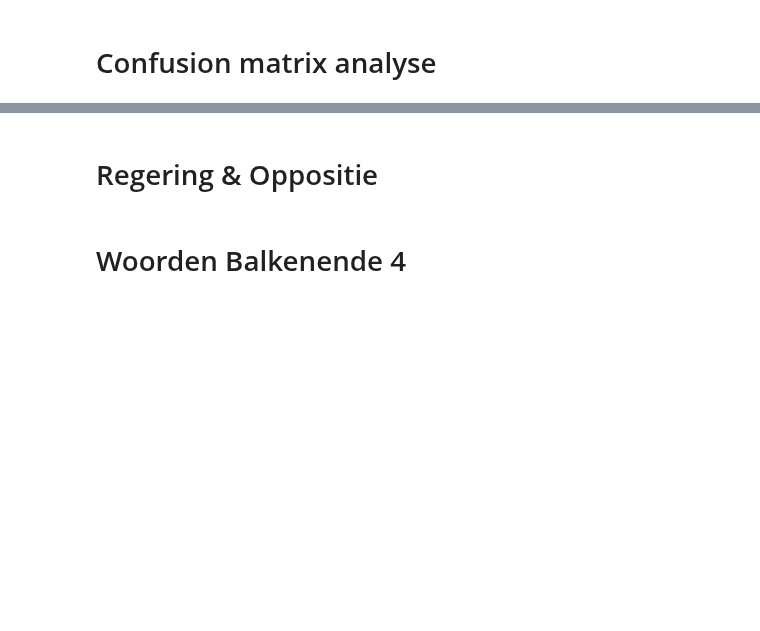
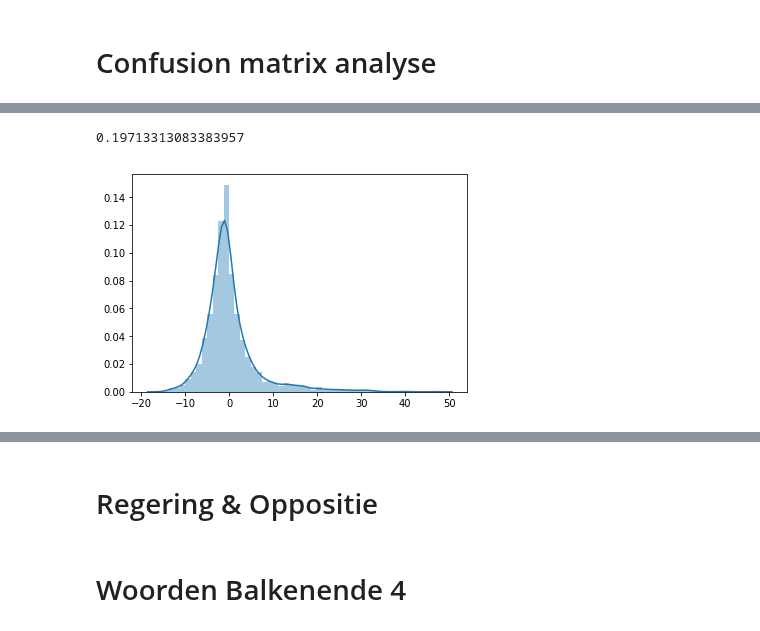
Before and after one commit to jaspervanderheide/Scriptie-Sprekers-TK, a Jupyter notebook: CompleteNotebook.ipynb, the cells around one changed output, grey strips where cells are left out. Saved outputs shown, nothing was run; the diff lists cells and outputs as text; code cells hidden in the pictures; blank space fills up the shorter version.

```diff
--- a/CompleteNotebook.ipynb
+++ b/CompleteNotebook.ipynb
@@ -401,5 +476,10 @@ scipy.stats.pearsonr(keys,values)
 # %%
 ax = sns.distplot(list(chain.from_iterable(o)),norm_hist=False)
+fig = ax.get_figure()
+fig.savefig('Verslag/Tables/Oppositie.png')
 np.mean(list(chain.from_iterable(o)))
+# %% [output]
+0.19713313083383957
+[figure, added]
 # %%
 ax = sns.distplot(list(chain.from_iterable(r)),norm_hist=False)
```
Also changed, not shown: parts of 10 cells of this notebook, 10 other files.
